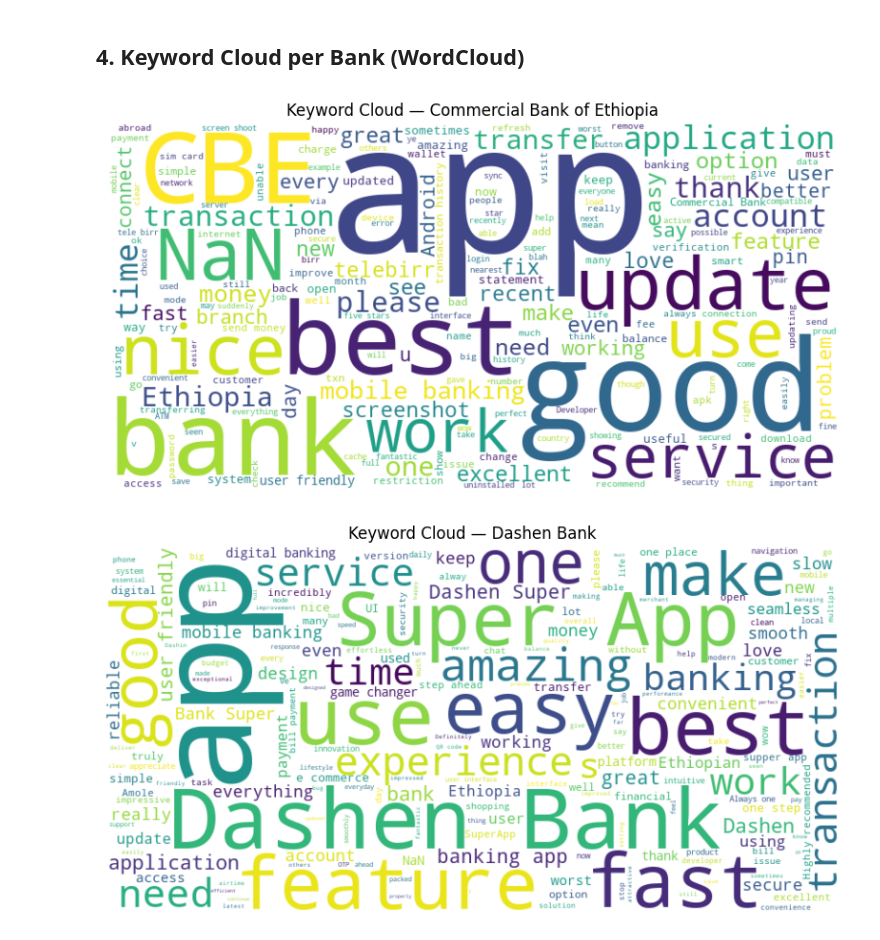
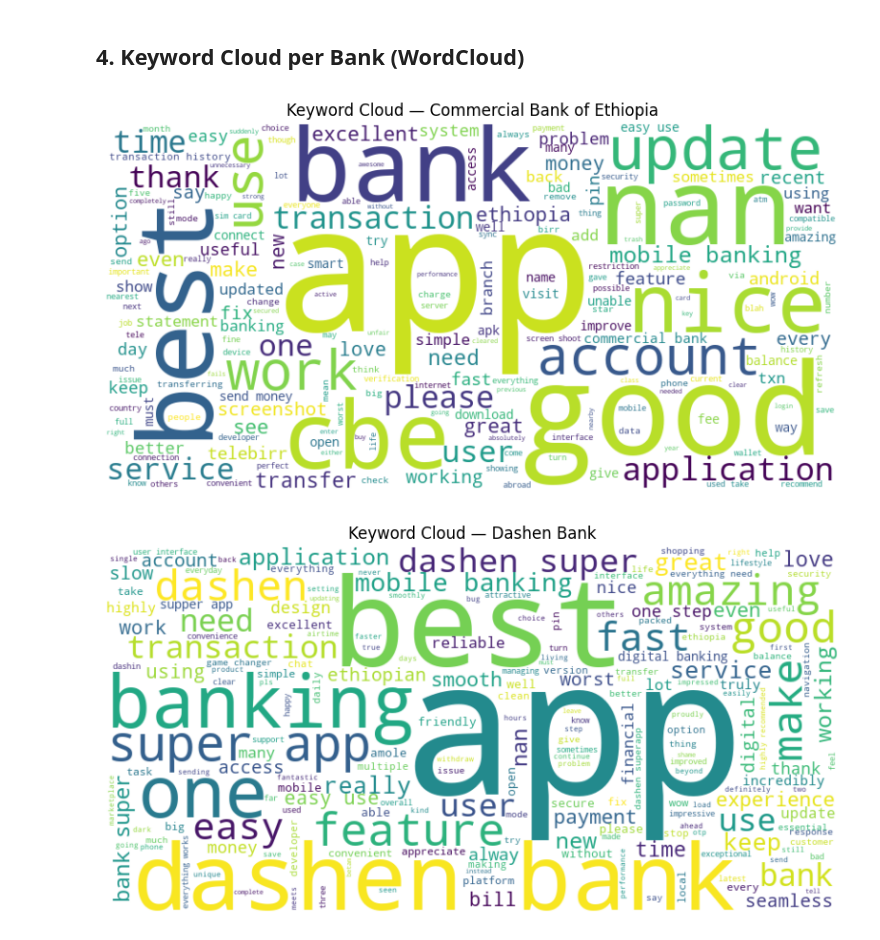
Before and after one commit to Aryam-21/Bank-App-Reviews-Analysis, a Jupyter notebook: Scripts/task4.ipynb, the cells around one changed output. Drawn from its saved outputs; the diff is of its cells as text; code cells hidden in the pictures.

```diff
--- a/Scripts/task4.ipynb
+++ b/Scripts/task4.ipynb
@@ -100,13 +19,0 @@ pain_results
-# %%
-suggestions = {}
-for bank in data['bank_name'].unique():
-    pain = pain_results[bank]
-    improvement_list = []
-    if pain.get('crash',0)>=10:
-        improvement_list.append("Improve app stability and crash reporting.")
-    if pain.get("login", 0) >=10:
-        improvement_list.append("Enhance login reliability and reduce authentication errors.")
-    if pain.get("slow", 0) >=10:
-        improvement_list.append("Optimize backend services to improve speed.")
-    suggestions[bank] = improvement_list
-suggestions
@@ -183,10 +92,10 @@ plt.show()
 # %% [markdown]
 ## 3. Sentiment Trend Over Time (Line Chart)
 # %%
-data['review_date'] = pd.to_datetime(data['review_date'])
+final_df['review_date'] = pd.to_datetime(final_df['review_date'])
 
 trend = (
-    data.groupby([data['review_date'].dt.to_period('M'), 'bank_name'])['sentiment_score']
+    final_df.groupby([final_df['review_date'].dt.to_period('M'), 'bank_name'])['sentiment_score']
       .mean()
       .reset_index()
 )
@@ -208,16 +117,16 @@ plt.show()
 # %%
 
 
-for bank in data['bank_name'].unique():
-    text = " ".join(data[data['bank_name'] == bank]['review_text'].astype(str))
+for bank in final_df['bank_name'].unique():
+    text = " ".join(final_df[final_df['bank_name'] == bank]['clean_text'].astype(str))
 
     wc = WordCloud(width=800, height=400, background_color="white").generate(text)
 
     plt.figure(figsize=(10,5))
     plt.imshow(wc, interpolation='bilinear')
     plt.axis("off")
     plt.title(f"Keyword Cloud — {bank}")
     plt.show()
 # %% [output]
-[figure, old version]
+[figure, new version]
-[figure, old version]
+[figure, new version]
```
Also changed, not shown: parts of 20 cells of this notebook, 1 other file.
